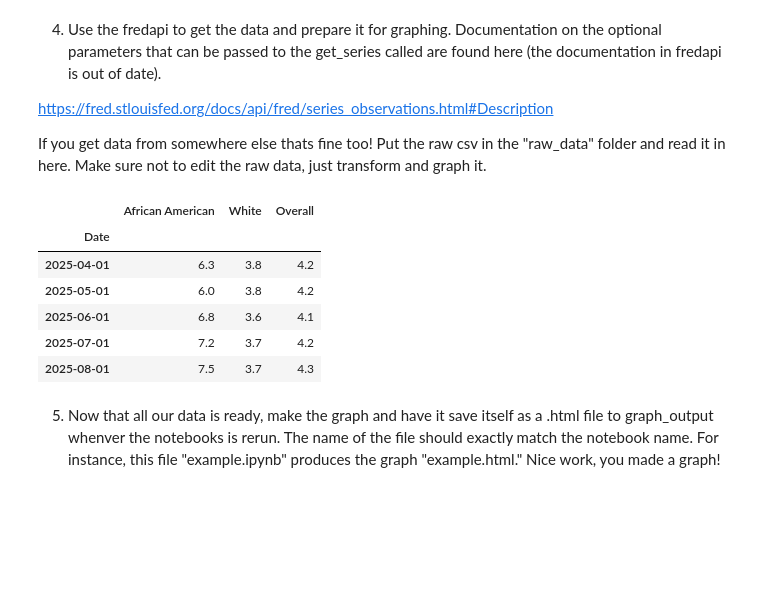
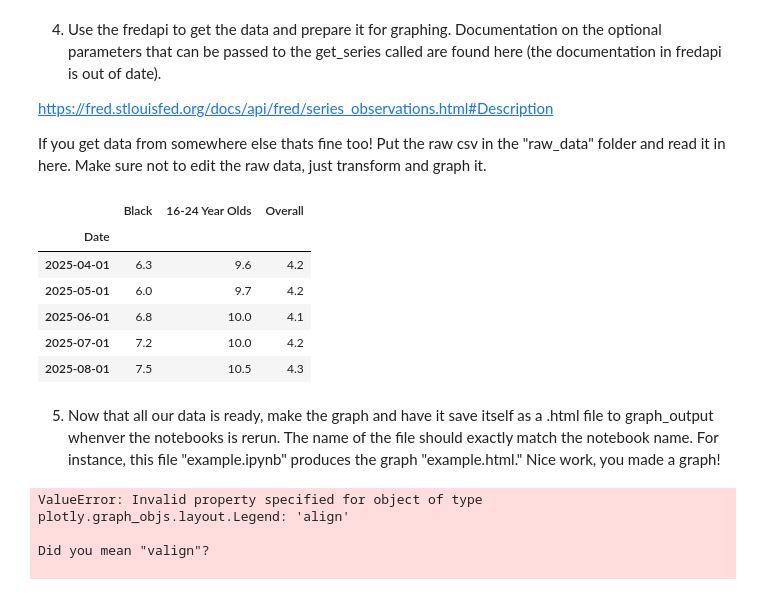
Before and after one commit to BobbySquires/NEUFed2025, a Jupyter notebook: code/un_race.ipynb, the cells around one changed output. Saved outputs shown, nothing was run; the diff lists cells and outputs as text; code cells hidden in the pictures; blank space fills up the shorter version.

```diff
--- a/code/un_race.ipynb
+++ b/code/un_race.ipynb
@@ -40,7 +40,7 @@ fred.get_series_info(series_id="CPIAUCSL")
 # It's good practice to store the series codes in a dictionary with their names
 series_codes = {
     "African American": "LNS14000006",
-    "White":"LNS14000003",
+    "16-24 Year Olds":"LNS14024887",
     "Overall": "UNRATE",
 }
 # %%
@@ -51,47 +51,47 @@ un_black=fred.get_series(
     observation_start=dt.date(2023, 1, 1),
     observation_end=today,
     frequency='m',
-).rename("African American")
+).rename("Black")
 
 un_white=fred.get_series(
-    series_id=series_codes["White"],
+    series_id=series_codes["16-24 Year Olds"],
     observation_start=dt.date(2023, 1, 1),
     observation_end=today,
     frequency='m'
-).rename("White")
+).rename("16-24 Year Olds")
 
 un_asian=fred.get_series(
     series_id=series_codes["Overall"],
     observation_start=dt.date(2023, 1, 1),
     observation_end=today,
     frequency='m'
 ).rename("Overall")
 
 # un_latino=fred.get_series(
 #     series_id=series_codes["Hispanic or Latino"],
 #     observation_start=dt.date(2019, 1, 1),
 #     observation_end=today,
 #     frequency='m'
 # ).rename("Hispanic or Latino")
 
 joined_df = pd.concat(
     [un_black, un_white, un_asian], #un_latino], # srs to join
     axis=1, # multiple observations per index entry
     join='inner' # only include observations where none of the 3 are missing
 )
 
 # Naming the index makes it easier tot title
 joined_df.index.name = "Date"
 
 joined_df.tail()
 # %% [output]
-|  | African American | White | Overall |
+|  | Black | 16-24 Year Olds | Overall |
 | Date |  |  |  |
-| 2025-04-01 | 6.3 | 3.8 | 4.2 |
-| 2025-05-01 | 6.0 | 3.8 | 4.2 |
-| 2025-06-01 | 6.8 | 3.6 | 4.1 |
-| 2025-07-01 | 7.2 | 3.7 | 4.2 |
-| 2025-08-01 | 7.5 | 3.7 | 4.3 |
+| 2025-04-01 | 6.3 | 9.6 | 4.2 |
+| 2025-05-01 | 6.0 | 9.7 | 4.2 |
+| 2025-06-01 | 6.8 | 10.0 | 4.1 |
+| 2025-07-01 | 7.2 | 10.0 | 4.2 |
+| 2025-08-01 | 7.5 | 10.5 | 4.3 |
 # %% [markdown]
 5. Now that all our data is ready, make the graph and have it save itself as a .html file to graph_output whenver the notebooks is rerun. The name of the file should exactly match the notebook name. For instance, this file "example.ipynb" produces the graph "example.html." Nice work, you made a graph!
 # %%
@@ -111,9 +111,14 @@ for col in joined_df.columns:
 
 # Update the titles, using the html tage <sup> for a subtitle
 fig.update_layout(
-    title = dict(text = 'Unemployment by Race <br><sup>Monthly, Seasonally Adjusted </sup>'),
+    title = dict(text = 'Unemployment Rates<br><sup>Monthly, Seasonally Adjusted </sup>'),
     xaxis_title="Date",
     yaxis_title="Share of Labor Force (%)",
+    height=500,
+    width=800,
+    legend=dict(
+        align="v",
+        font=dict(size=18))
 )
 
 
@@ -137,3 +142,8 @@ fig.show()
 # This should be the same for EVERY GRAPH!
 # Save it to the graph_output folder with the name matching the file, as HTML
 fig.write_html(GRAPH_OUTPUT_PATH / f"{GRAPH_NAME}.html")
+# %% [output]
+ValueError: Invalid property specified for object of type plotly.graph_objs.layout.Legend: 'align'
+
+Did you mean "valign"?
+
```
Also changed, not shown: 14 other files.
